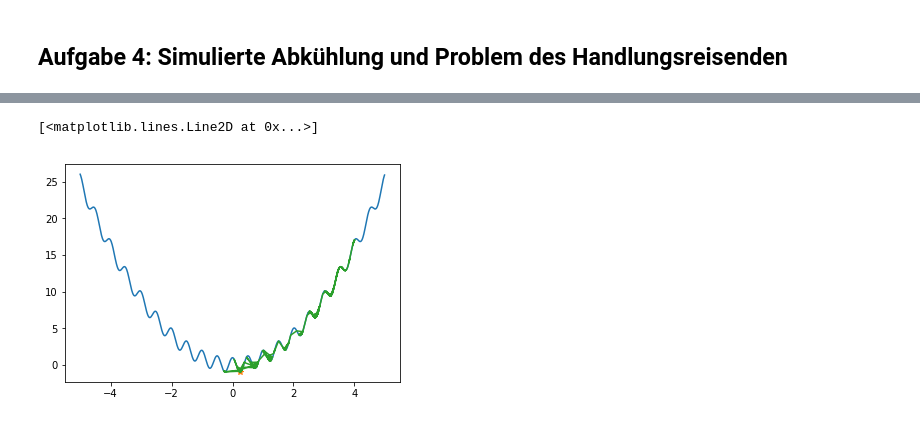
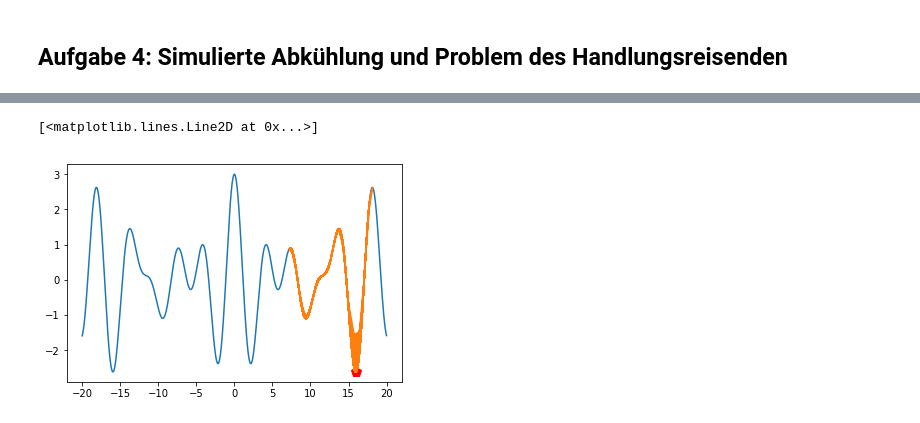
Before and after one commit to darenegade/modellbildung, a Jupyter notebook: Abgabe 4/Abgabe 4.ipynb, the cells around one changed output, grey strips where cells are left out. Drawn from its saved outputs; the diff is of its cells as text; code cells hidden in the pictures.

```diff
--- a/Abgabe 4/Abgabe 4.ipynb
+++ b/Abgabe 4/Abgabe 4.ipynb
@@ -312,4 +312,23 @@ def annealing(start,
             state, cost = new_state, new_cost
             states.append(state)
             costs.append(cost)
-    return state, cost_function(state), states, costs
+    return state, states, costs
+
+def plotAnneal(f, interval, x_end, states, costs):
+    r = arange(interval[0],interval[1],0.01)
+    figure(figsize=(15,7))
+    subplot(121)
+    plot(r, [f(x) for x in r], label='Funktion')
+    plot(x_end, f(x_end), 'rp', markersize=10, label='Minimum')
+    plot(states, costs, label='SimAnneal-Verlauf')
+    xlabel('X')
+    ylabel('Y')
+    title('Funktionsverlauf')
+    legend()
+
+    subplot(122)
+    plot(range(len(costs)), costs)
+
+    xlabel('Event')
+    ylabel('Temp.')
+    title('Energieverlauf')
@@ -316,16 +347,15 @@ def annealing(start,
 # %%
-def f1(x, *params):
-    return x**2+math.cos(4*math.pi*x)
+def f2(x, *params):
+    return math.cos(x)+math.cos(math.sqrt(2)*x)+math.cos(math.sqrt(3)*x)
 
-
-interval = (-5, 5)
-x0 = 4
-res = annealing(x0, f1, interval, 1000)
+interval = (-20, 20)
+x0 = 10
+res = annealing(x0, f2, interval, 100000)
 
 range1 = arange(interval[0],interval[1],0.01)
-plot(range1, [f1(r) for r in range1])
-plot(res[0], res[1], '*')
+plot(range1, [f2(r) for r in range1])
+plot(res[0], res[1], 'rp', markersize=10)
 plot(res[2], res[3])
 # %% [output]
 [<matplotlib.lines.Line2D at 0x...>]
-[figure, old version]
+[figure, new version]
```
Also changed, not shown: parts of 2 cells of this notebook.
